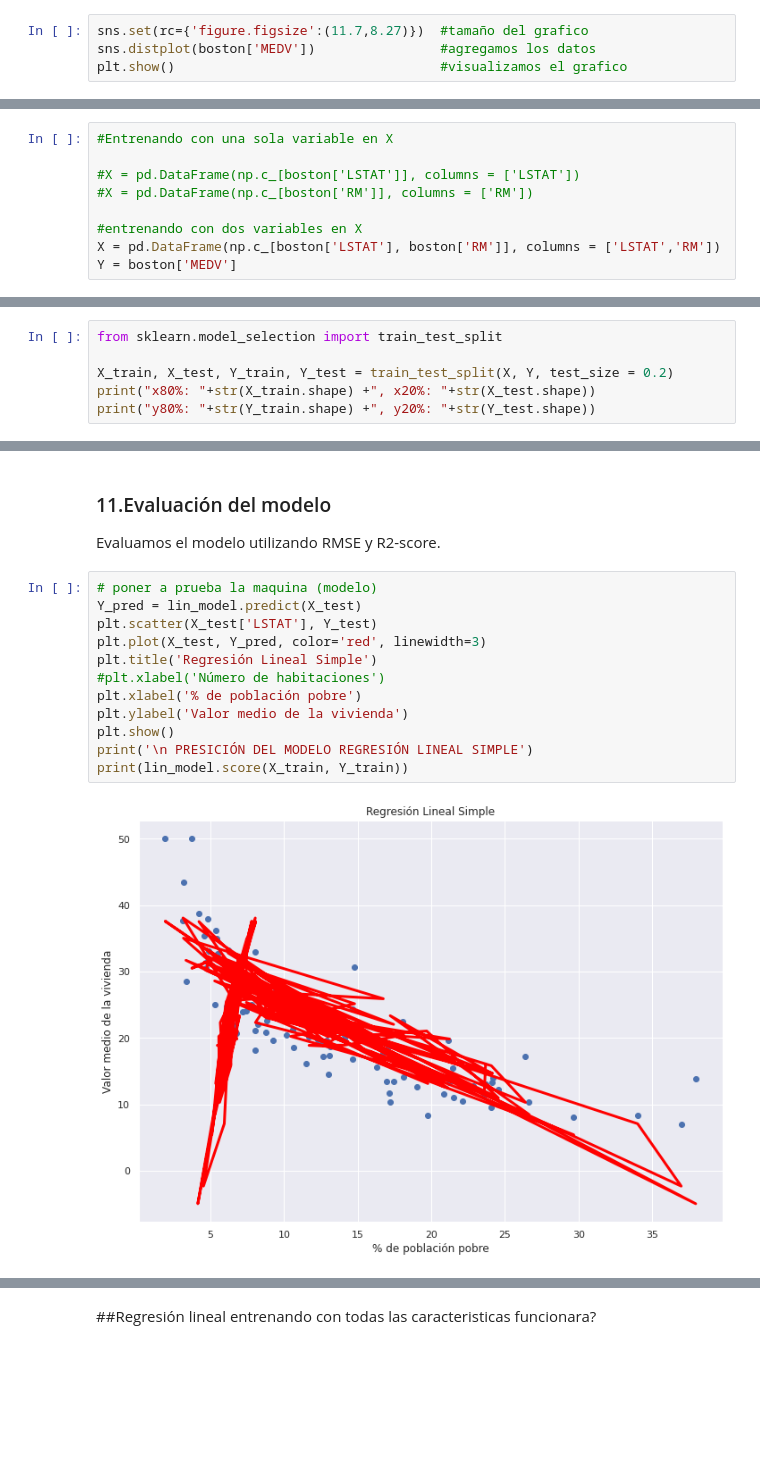
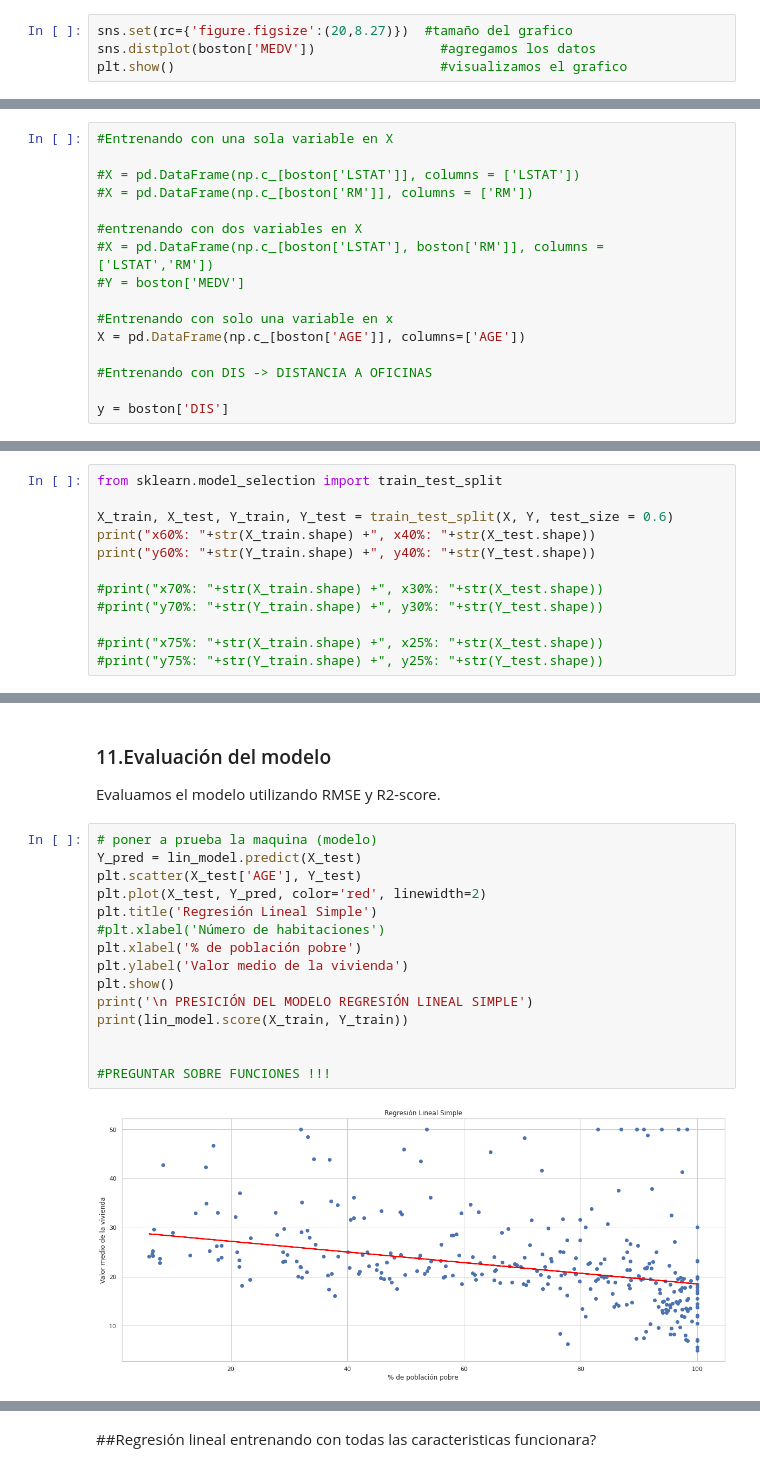
Before and after one commit to JuanDiegoCastellanos/deep_learning, a Jupyter notebook: P1_sklearn_regresion_lineal(load_boston).ipynb, the cells around one changed output, grey strips where cells are left out. Drawn from its saved outputs; the diff is of its cells as text; blank space fills up the shorter version.

Commit message:
TRABAJO CON DATASET DE BOSTON- SKLEARN

```diff
--- a/P1_sklearn_regresion_lineal(load_boston).ipynb
+++ b/P1_sklearn_regresion_lineal(load_boston).ipynb
@@ -121,7 +121,7 @@ dtype: int64
 ###Graficando los valores
 reviseos la estimación de la densidad del kernel de los valores de las casas
 # %%
-sns.set(rc={'figure.figsize':(11.7,8.27)})  #tamaño del grafico
+sns.set(rc={'figure.figsize':(20,8.27)})  #tamaño del grafico
 sns.distplot(boston['MEDV'])                #agregamos los datos
 plt.show()                                  #visualizamos el grafico
 # %% [output]
@@ -245,14 +247,27 @@ Y = MEDV
 #X = pd.DataFrame(np.c_[boston['RM']], columns = ['RM'])
 
 #entrenando con dos variables en X
-X = pd.DataFrame(np.c_[boston['LSTAT'], boston['RM']], columns = ['LSTAT','RM'])
-Y = boston['MEDV']
+#X = pd.DataFrame(np.c_[boston['LSTAT'], boston['RM']], columns = ['LSTAT','RM'])
+#Y = boston['MEDV']
+
+#Entrenando con solo una variable en x
+X = pd.DataFrame(np.c_[boston['AGE']], columns=['AGE'])
+
+#Entrenando con DIS -> DISTANCIA A OFICINAS
+
+y = boston['DIS']
 # %% [markdown]
 ### 9. Dividir los datos en conjuntos de entrenamiento (80%) y pruebas (20%)
 # %%
 from sklearn.model_selection import train_test_split
 
-X_train, X_test, Y_train, Y_test = train_test_split(X, Y, test_size = 0.2)
-print("x80%: "+str(X_train.shape) +", x20%: "+str(X_test.shape))
-print("y80%: "+str(Y_train.shape) +", y20%: "+str(Y_test.shape))
+X_train, X_test, Y_train, Y_test = train_test_split(X, Y, test_size = 0.6)
+print("x60%: "+str(X_train.shape) +", x40%: "+str(X_test.shape))
+print("y60%: "+str(Y_train.shape) +", y40%: "+str(Y_test.shape))
+
+#print("x70%: "+str(X_train.shape) +", x30%: "+str(X_test.shape))
+#print("y70%: "+str(Y_train.shape) +", y30%: "+str(Y_test.shape))
+
+#print("x75%: "+str(X_train.shape) +", x25%: "+str(X_test.shape))
+#print("y75%: "+str(Y_train.shape) +", y25%: "+str(Y_test.shape))
 # %% [output]
@@ -273,15 +288,18 @@ Evaluamos el modelo utilizando RMSE y R2-score.
 # %%
 # poner a prueba la maquina (modelo)
 Y_pred = lin_model.predict(X_test)
-plt.scatter(X_test['LSTAT'], Y_test)
-plt.plot(X_test, Y_pred, color='red', linewidth=3)
+plt.scatter(X_test['AGE'], Y_test)
+plt.plot(X_test, Y_pred, color='red', linewidth=2)
 plt.title('Regresión Lineal Simple')
 #plt.xlabel('Número de habitaciones')
 plt.xlabel('% de población pobre')
 plt.ylabel('Valor medio de la vivienda')
 plt.show()
 print('\n PRESICIÓN DEL MODELO REGRESIÓN LINEAL SIMPLE')
 print(lin_model.score(X_train, Y_train))
+
+
+#PREGUNTAR SOBRE FUNCIONES !!!
 # %% [output]
-[figure, old version]
+[figure, new version]
  PRESICIÓN DEL MODELO REGRESIÓN LINEAL SIMPLE
```
Also changed, not shown: parts of 16 cells of this notebook.
